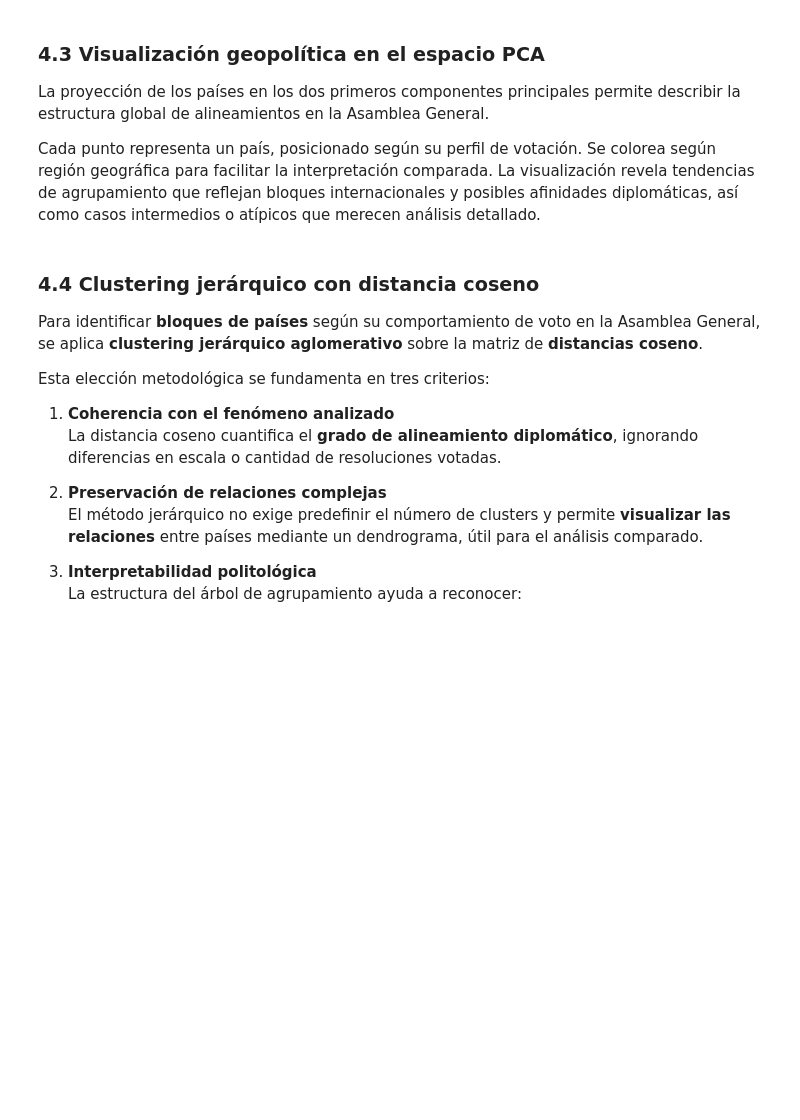
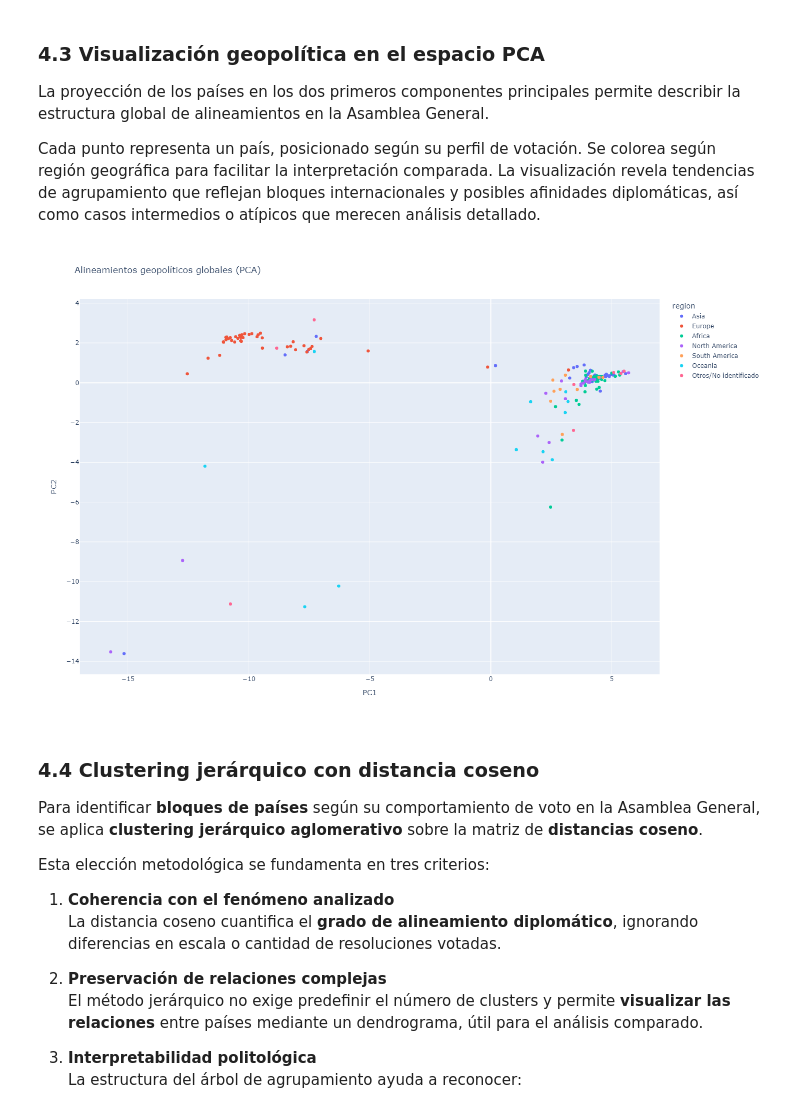
Before and after one commit to fernandezelias/UN_Voting_Clustering, a Jupyter notebook: un_votes_clustering.ipynb, the cells around one changed output. Cells and saved outputs as stored; diff of their text form; code cells hidden in the pictures; blank space fills up the shorter version.

```diff
--- a/un_votes_clustering.ipynb
+++ b/un_votes_clustering.ipynb
@@ -769,4 +762,9 @@ fig = px.scatter(
 fig.show()
+# %%
+from IPython.display import Image
+Image(filename="figures/pca_regiones_un_2010_2024_preview.png")
+# %% [output]
+[figure, added]
 # %% [markdown]
 ### 4.4 Clustering jerárquico con distancia coseno
 
```
Also changed, not shown: parts of 9 cells of this notebook, 5 other files.
